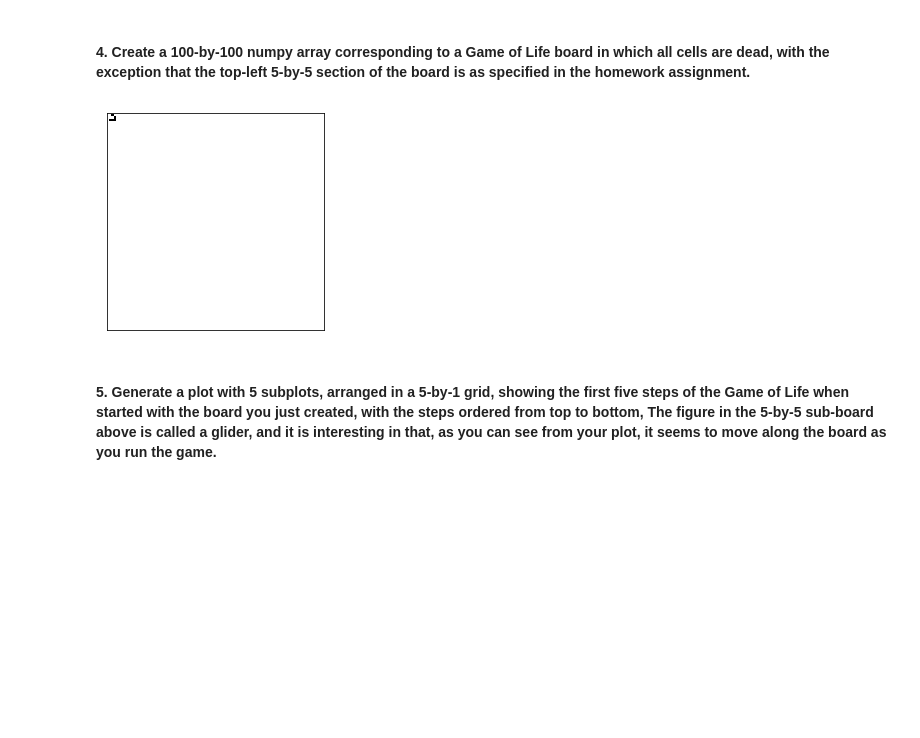
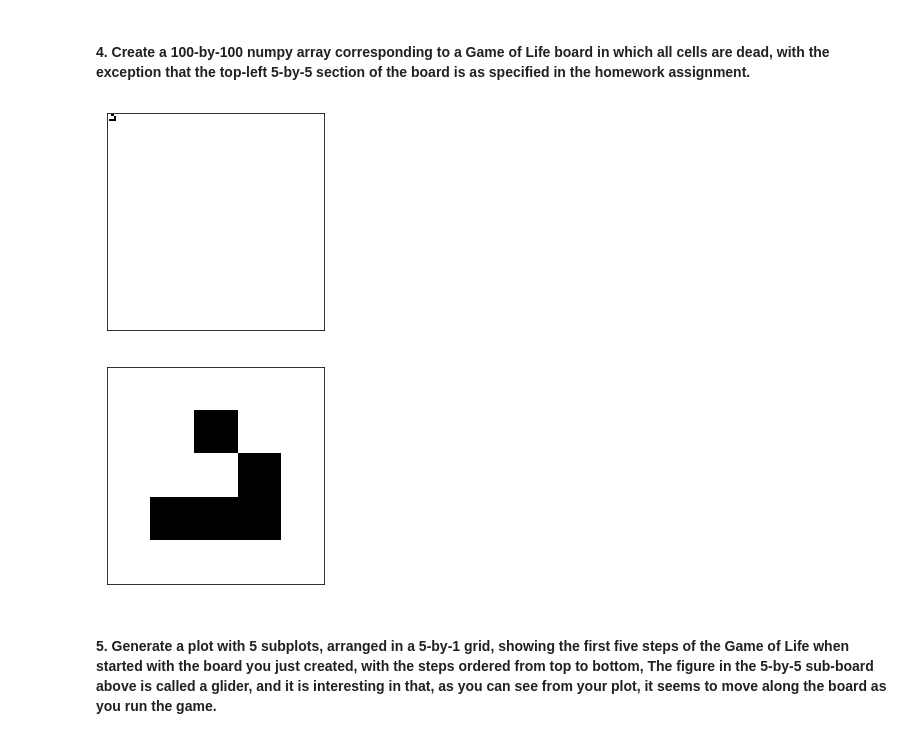
Before and after one commit to spoonertaylor/STATS_701, a Jupyter notebook: HW6 numpy and matplotlib/spoonert.hw6.ipynb, the cells around one changed output. Saved outputs shown, nothing was run; the diff lists cells and outputs as text; code cells hidden in the pictures; blank space fills up the shorter version.

```diff
--- a/HW6 numpy and matplotlib/spoonert.hw6.ipynb
+++ b/HW6 numpy and matplotlib/spoonert.hw6.ipynb
@@ -336,10 +338,12 @@ board2 = np.reshape(np.zeros(100*100), (100,100))
 board2[1,2] = 1
 board2[2,3] = 1
 board2[3,1:4] = 1
-# %%
-draw_gol_board(board2)
-# %% [output]
-[figure, removed]
+# %%
+draw_gol_board(board2)
+draw_gol_board(board2[0:5,0:5])
+# %% [output]
+[figure, added]
+[figure, added]
 # %% [markdown]
 #### 5. Generate a plot with 5 subplots, arranged in a 5-by-1 grid, showing the first five steps of the Game of Life when started with the board you just created, with the steps ordered from top to bottom, The figure in the 5-by-5 sub-board above is called a glider, and it is interesting in that, as you can see from your plot, it seems to move along the board as you run the game.
 # %%
```
Also changed, not shown: parts of 8 cells of this notebook, 3 other files.
